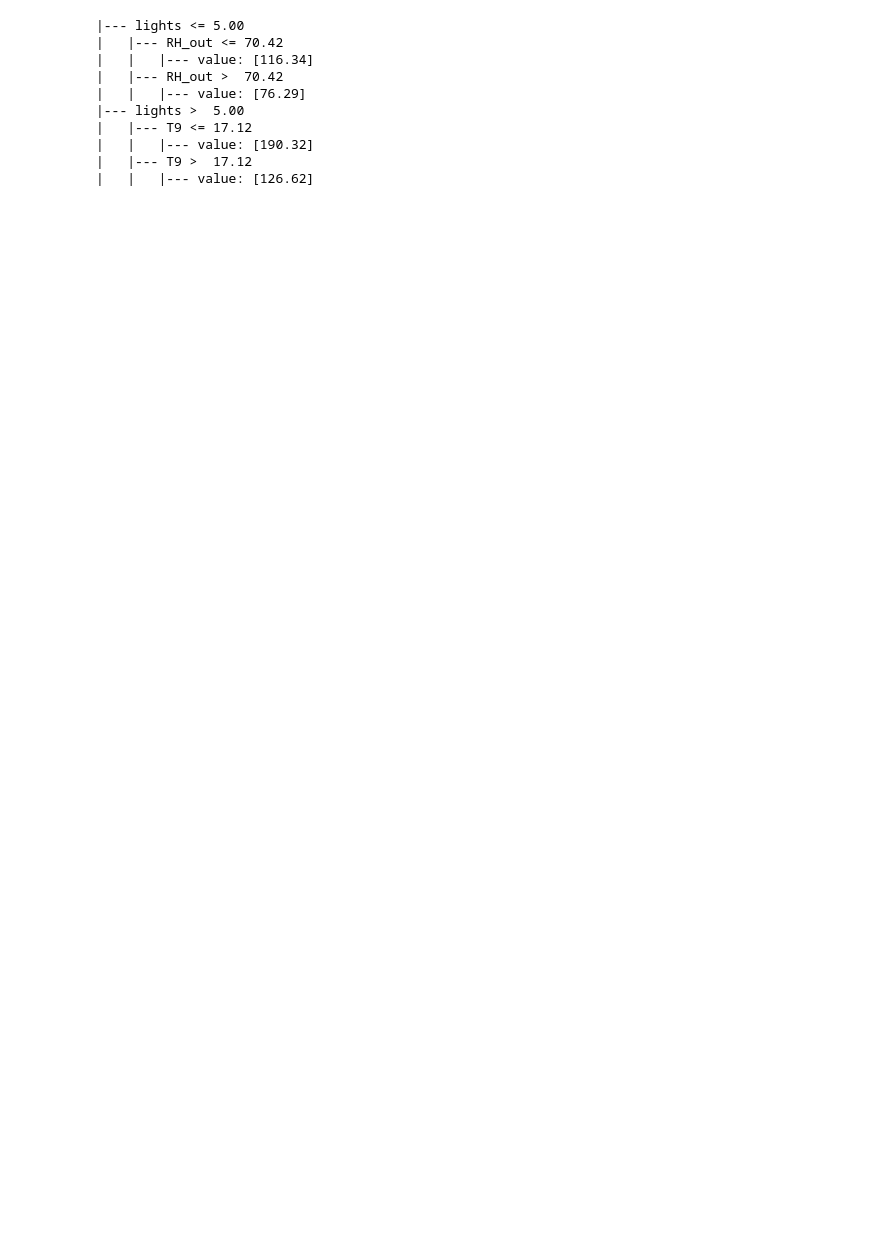
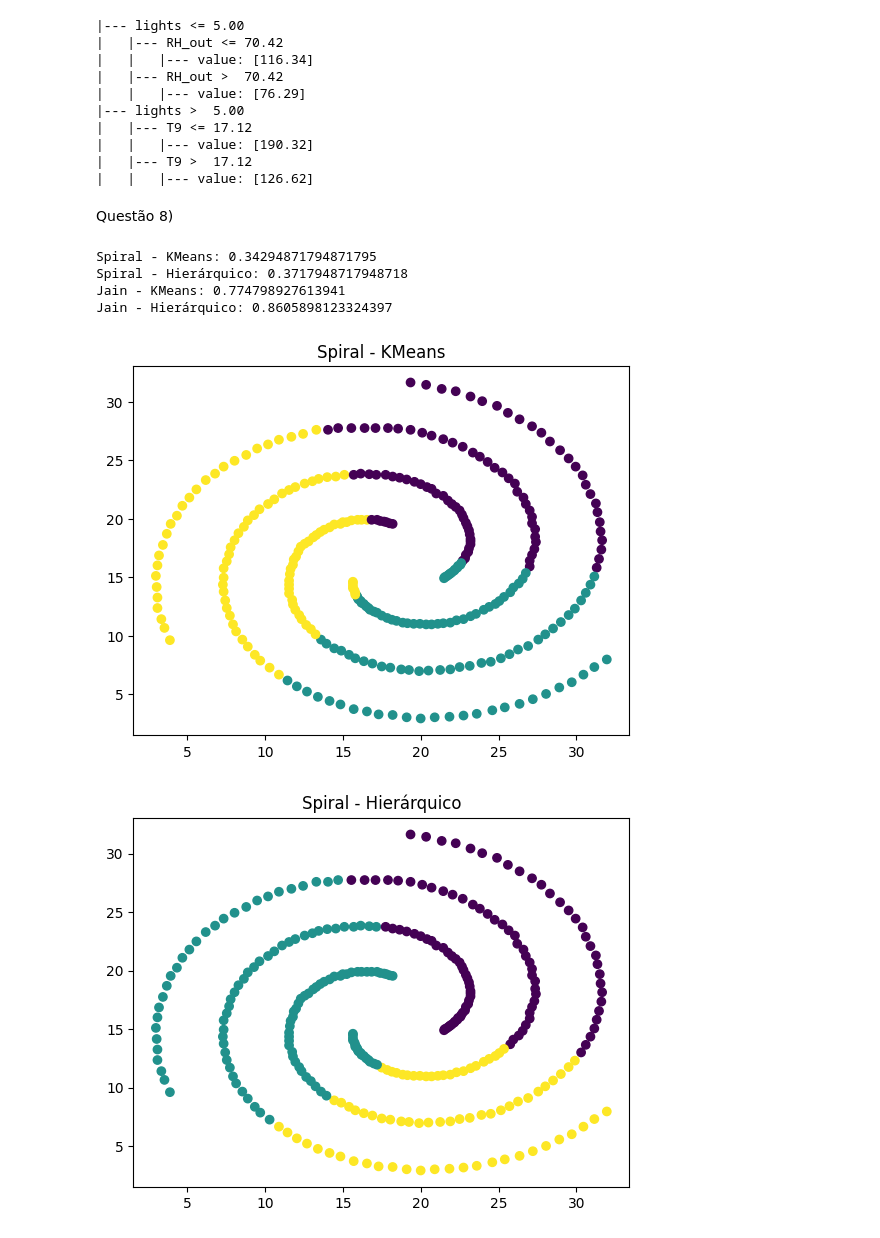
Before and after one commit to guxtaavo/data_mining_work, a Jupyter notebook: app.ipynb, the cells around one changed output. Cells and saved outputs as stored; diff of their text form; code cells hidden in the pictures; blank space fills up the shorter version.

Commit message:
solving more questions

```diff
--- a/app.ipynb
+++ b/app.ipynb
@@ -641,6 +913,61 @@ print(rules)
 |   |   |--- value: [190.32]
 |   |--- T9 >  17.12
 |   |   |--- value: [126.62]
+# %% [markdown]
+Questão 8)
 # %%
-# Questão 8
- # Não estou conseguindo acessar o link
+from sklearn.cluster import KMeans, AgglomerativeClustering
+
+spiral_path = pathlib.Path().absolute() / "db" / "question_8" / "spiral.txt"
+jain_path = pathlib.Path().absolute() / "db" / "question_8" / "jain.txt"
+
+spiral = np.loadtxt(spiral_path)
+jain = np.loadtxt(jain_path)
+
+X_spiral, y_spiral = spiral[:, :2], spiral[:, 2].astype(int)
+X_jain, y_jain = jain[:, :2], jain[:, 2].astype(int)
+
+def acuracia(y, clusters):
+    total = 0
+    for c in np.unique(clusters):
+        grupo = y[clusters == c]
+        valores, cont = np.unique(grupo, return_counts=True)
+        total += cont.max()
+    return total / len(y)
+
+# spiral k=3
+km_sp = KMeans(n_clusters=3, random_state=42).fit_predict(X_spiral)
+hc_sp = AgglomerativeClustering(n_clusters=3, linkage='ward').fit_predict(X_spiral)
+
+print("Spiral - KMeans:", acuracia(y_spiral, km_sp))
+print("Spiral - Hierárquico:", acuracia(y_spiral, hc_sp))
+
+# jain k=2
+km_j = KMeans(n_clusters=2, random_state=42).fit_predict(X_jain)
+hc_j = AgglomerativeClustering(n_clusters=2, linkage='ward').fit_predict(X_jain)
+
+print("Jain - KMeans:", acuracia(y_jain, km_j))
+print("Jain - Hierárquico:", acuracia(y_jain, hc_j))
+
+plt.scatter(X_spiral[:,0], X_spiral[:,1], c=km_sp)
+plt.title("Spiral - KMeans")
+plt.show()
+
+plt.scatter(X_spiral[:,0], X_spiral[:,1], c=hc_sp)
+plt.title("Spiral - Hierárquico")
+plt.show()
+
+plt.scatter(X_jain[:,0], X_jain[:,1], c=km_j)
+plt.title("Jain - KMeans")
+plt.show()
+
+plt.scatter(X_jain[:,0], X_jain[:,1], c=hc_j)
+plt.title("Jain - Hierárquico")
+plt.show()
+# %% [output]
+Spiral - KMeans: 0.34294871794871795
+Spiral - Hierárquico: 0.3717948717948718
+Jain - KMeans: 0.774798927613941
+Jain - Hierárquico: 0.8605898123324397
+[figure, added]
+[figure, added]
```
Also changed, not shown: parts of 51 cells of this notebook, 2 other files.
